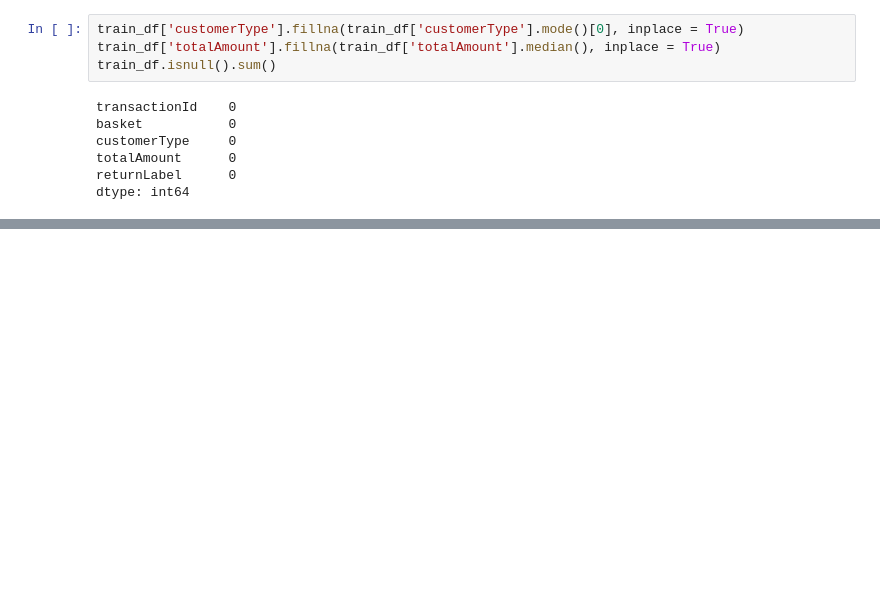
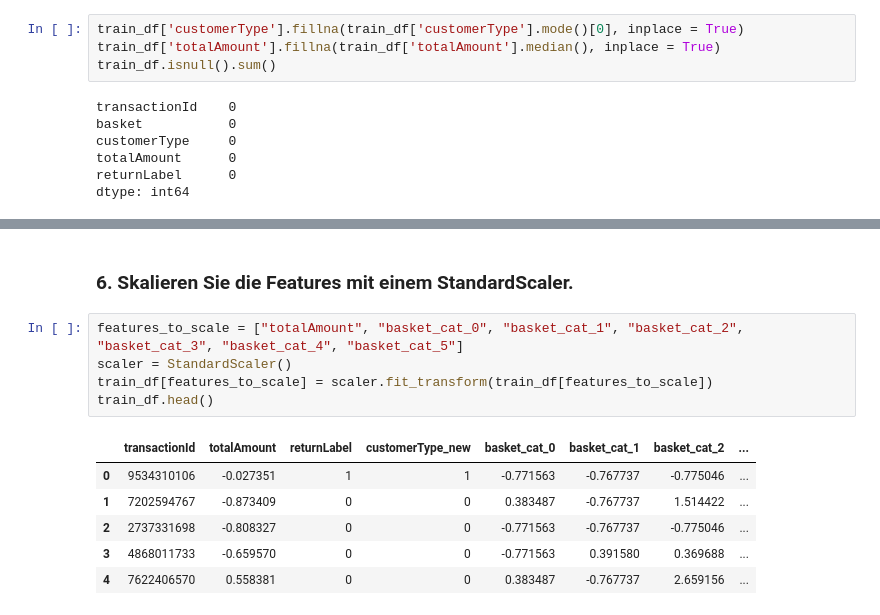
Before and after one commit to DavidSpre/ml-projekt-ss25, a Jupyter notebook: 256378.ipynb, the cells around one changed output, grey strips where cells are left out. Drawn from its saved outputs; the diff is of its cells as text; blank space fills up the shorter version.

```diff
--- a/256378.ipynb
+++ b/256378.ipynb
@@ -110,0 +170,14 @@ dtype: int64
+# %% [markdown]
+### 6. Skalieren Sie die Features mit einem StandardScaler.
+# %%
+features_to_scale = ["totalAmount", "basket_cat_0", "basket_cat_1", "basket_cat_2", "basket_cat_3", "basket_cat_4", "basket_cat_5"]
+scaler = StandardScaler()
+train_df[features_to_scale] = scaler.fit_transform(train_df[features_to_scale])
+train_df.head()
+# %% [output]
+|  | transactionId | totalAmount | returnLabel | customerType_new | basket_cat_0 | basket_cat_1 | basket_cat_2 | ... |
+| 0 | 9534310106 | -0.027351 | 1 | 1 | -0.771563 | -0.767737 | -0.775046 | ... |
+| 1 | 7202594767 | -0.873409 | 0 | 0 | 0.383487 | -0.767737 | 1.514422 | ... |
+| 2 | 2737331698 | -0.808327 | 0 | 0 | -0.771563 | -0.767737 | -0.775046 | ... |
+| 3 | 4868011733 | -0.659570 | 0 | 0 | -0.771563 | 0.391580 | 0.369688 | ... |
+| 4 | 7622406570 | 0.558381 | 0 | 0 | 0.383487 | -0.767737 | 2.659156 | ... |
```
Also changed, not shown: parts of 9 cells of this notebook.
